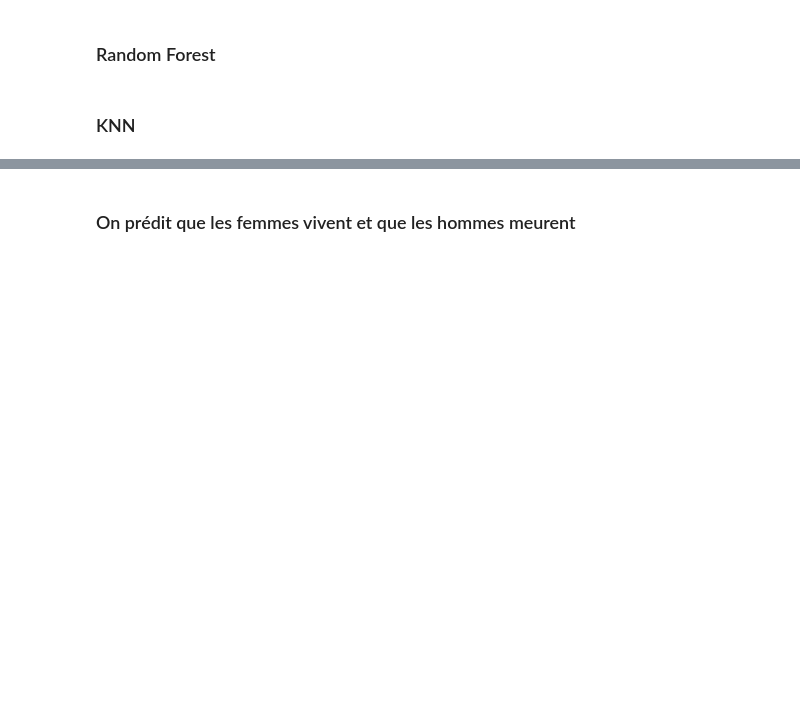
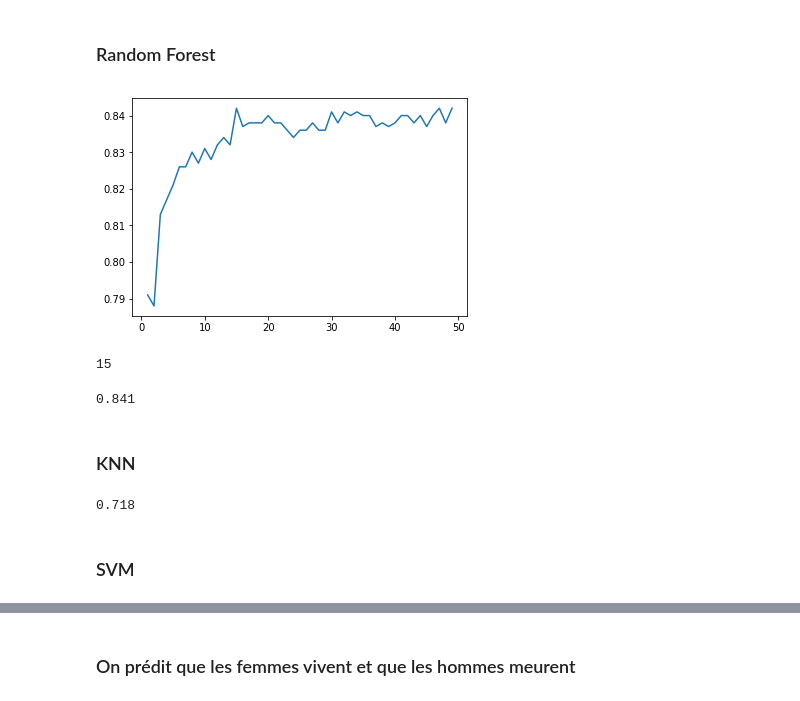
Before and after one commit to jeremymeynier/Kaggle, a Jupyter notebook: Titanic/Titanic Kaggle.ipynb, the cells around one changed output, grey strips where cells are left out. Saved outputs shown, nothing was run; the diff lists cells and outputs as text; code cells hidden in the pictures; blank space fills up the shorter version.

```diff
--- a/Titanic/Titanic Kaggle.ipynb
+++ b/Titanic/Titanic Kaggle.ipynb
@@ -144,8 +190,26 @@ np.mean(scores)
 # %% [markdown]
 ### Random Forest
+# %%
+#Phase de test des params
+param = [i for i in range(1, 50)]
+result = []
+for param_test in param:
+    clf_rf = RandomForestClassifier(n_jobs=-1, n_estimators=32, max_features=0.8,
+                                   max_depth=9)
+    scores = cross_val_score(clf_rf, X, y, cv=5, n_jobs=-1)
+    result.append(round(np.mean(scores), 3))
+plt.plot(param, result)
+plt.show()
+param[np.argmax(result)]
+# %% [output]
+[figure, added]
+15
 # %%
-clf = RandomForestClassifier(n_jobs=-1)
-scores = cross_val_score(clf, X, y, cv=5, n_jobs=-1)
-np.mean(scores)
+# 0.841 avec n_estimators=32
+clf_rf = RandomForestClassifier(n_jobs=-1, n_estimators=32, max_features=0.8, max_depth=9)
+scores = cross_val_score(clf_rf, X, y, cv=5, n_jobs=-1)
+round(np.mean(scores), 3)
+# %% [output]
+0.841
 # %% [markdown]
 ### KNN
@@ -151,0 +226,9 @@ np.mean(scores)
+# %%
+# 0.718 avec n_neighbors=22
+clf_knn = KNeighborsClassifier(n_neighbors=22)
+scores = cross_val_score(clf_knn, X, y, cv=5, n_jobs=-1)
+round(np.mean(scores), 3)
+# %% [output]
+0.718
+# %% [markdown]
+### SVM
```
Also changed, not shown: parts of 24 cells of this notebook.
